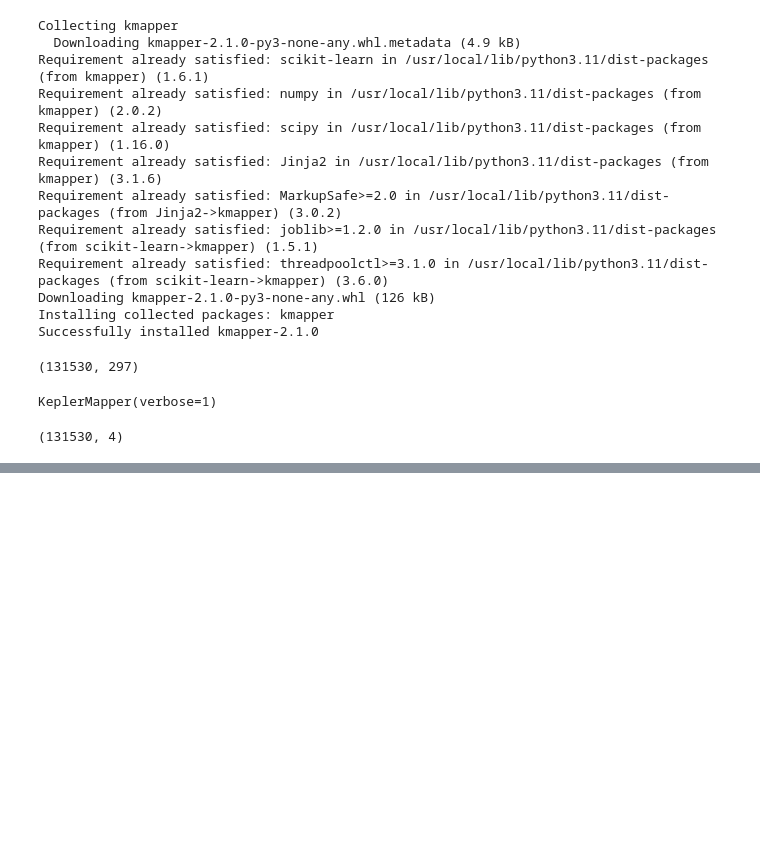
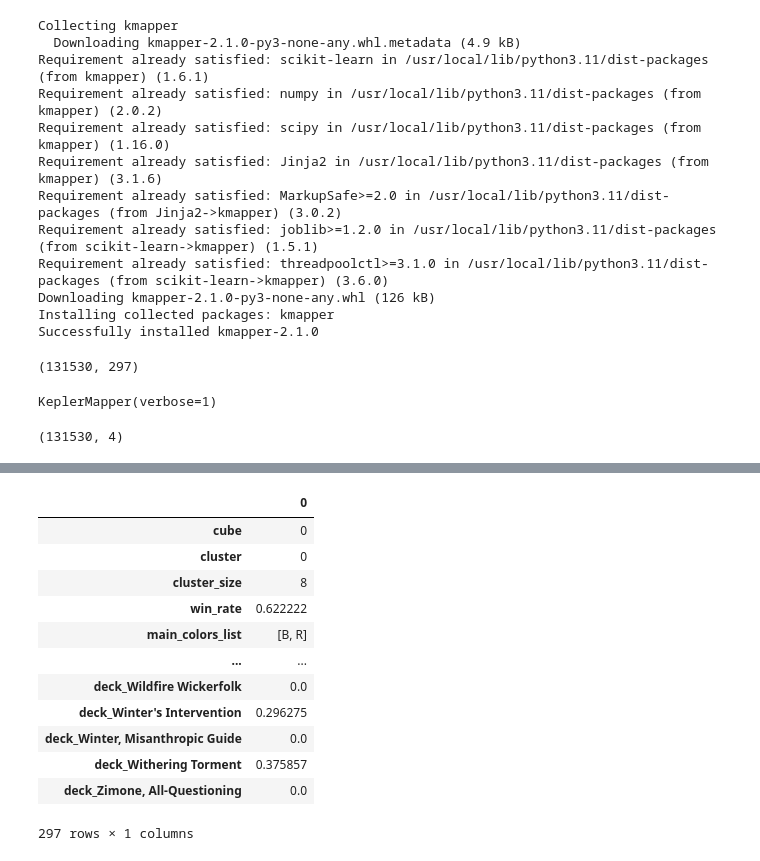
Before and after one commit to anunknownpleasure/mtg-draft-agent, a Jupyter notebook: deck_classification/TDA_deck_data.ipynb, the cells around one changed output, grey strips where cells are left out. Saved outputs shown, nothing was run; the diff lists cells and outputs as text; code cells hidden in the pictures; blank space fills up the shorter version.

```diff
--- a/deck_classification/TDA_deck_data.ipynb
+++ b/deck_classification/TDA_deck_data.ipynb
@@ -261,0 +242,75 @@ node_data_dict
+# %%
+str1 = 'cube0_cluster0'
+# exctract cube number and cluster number
+def extract_cube_and_cluster(input_string):
+  result = input_string.replace('cube', '').split('_cluster')
+  return int(result[0]), int(result[1])
+extract_cube_and_cluster(str1)
+
+def calculate_attributes_by_cube_and_cluster(polars_df, graph, cube_number, cluster_number):
+  index_list = graph['nodes'][f'cube{cube_number}_cluster{cluster_number}']
+  cluster_size = len(index_list)
+  #return the rows with index in index_list
+  polars_selected_df = polars_df[index_list]
+  deck_mean = polars_selected_df.select(
+      (pl.col(basic_land_deck_attributes+deck_atributes)*pl.col('user_game_win_rate_bucket_adjusted')
+        ).sum()/(pl.col('user_game_win_rate_bucket_adjusted').sum())
+        )
+
+  deck_win_rate = polars_selected_df.select(aggregation_rule_win_rate)
+
+  sources_atributes_dict = {
+      color: [f'deck_{card}' for card in sources_list_dict[color]]
+      for color in COLORS_LIST
+  }
+
+  avg_sources_cal_dict = {
+      color: deck_mean.select(pl.sum_horizontal(sources_atributes_dict[color]).alias(f'avg_{color}_sources'))
+      for color in COLORS_LIST
+  }
+
+
+  main_colors_list = [
+      color for color in COLORS_LIST if avg_sources_cal_dict[color].item()>4
+      ]
+  splash_colors_list = [
+      color for color in COLORS_LIST if color not in main_colors_list and avg_sources_cal_dict[color].item()>1
+      ]
+
+  result = pl.DataFrame()
+  #add cube and cluster numbers
+  result = result.with_columns(pl.lit(cube_number).alias('cube'))
+  result = result.with_columns(pl.lit(cluster_number).alias('cluster'))
+  #add cluster size
+  result = result.with_columns(pl.lit(cluster_size).alias('cluster_size'))
+  #Join DFs
+  result = result.join(deck_win_rate, left_on=pl.lit(1), right_on=pl.lit(1), how='left')
+  #add main_colors_list
+  result = result.with_columns(pl.lit(main_colors_list).cast(pl.List(pl.Utf8)).alias('main_colors_list'))
+  #add splash_colors_list
+  result = result.with_columns(pl.lit(splash_colors_list).cast(pl.List(pl.Utf8)).alias('splash_colors_list'))
+  #add avg_sources_color
+  for color in COLORS_LIST:
+    result = result.join(avg_sources_cal_dict[color], left_on=pl.lit(1), right_on=pl.lit(1), how='left')
+  #add deck_mean
+  result = result.join(deck_mean, left_on=pl.lit(1), right_on=pl.lit(1), how='left')
+
+  return result
+
+cube_number, cluster_number = extract_cube_and_cluster(str1)
+result = calculate_attributes_by_cube_and_cluster(train_data, graph, cube_number, cluster_number)
+result.to_pandas().T
+# %% [output]
+|  | 0 |
+| cube | 0 |
+| cluster | 0 |
+| cluster_size | 8 |
+| win_rate | 0.622222 |
+| main_colors_list | [B, R] |
+| ... | ... |
+| deck_Wildfire Wickerfolk | 0.0 |
+| deck_Winter's Intervention | 0.296275 |
+| deck_Winter, Misanthropic Guide | 0.0 |
+| deck_Withering Torment | 0.375857 |
+| deck_Zimone, All-Questioning | 0.0 |
+297 rows × 1 columns
```
Also changed, not shown: parts of 20 cells of this notebook.
